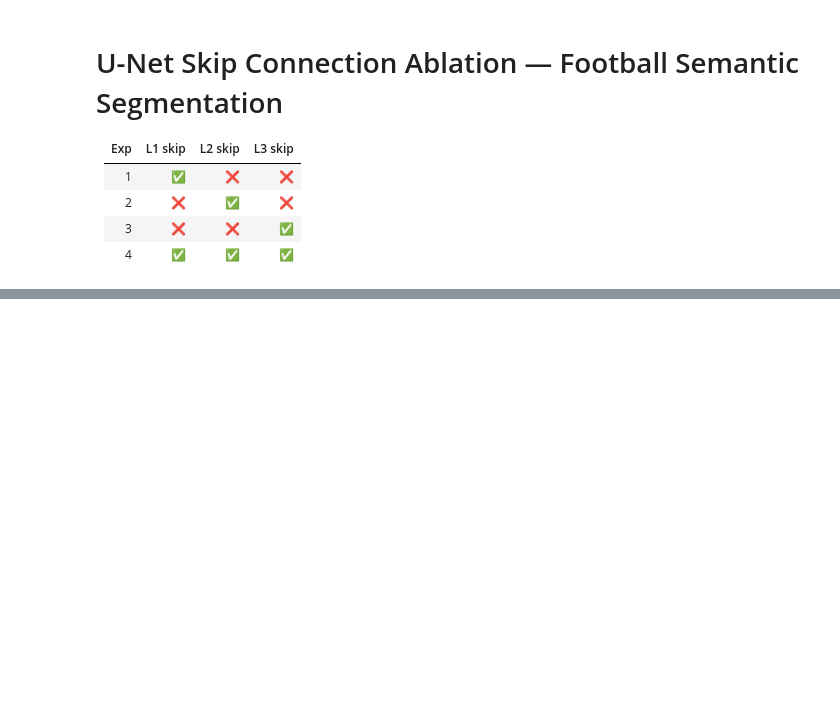
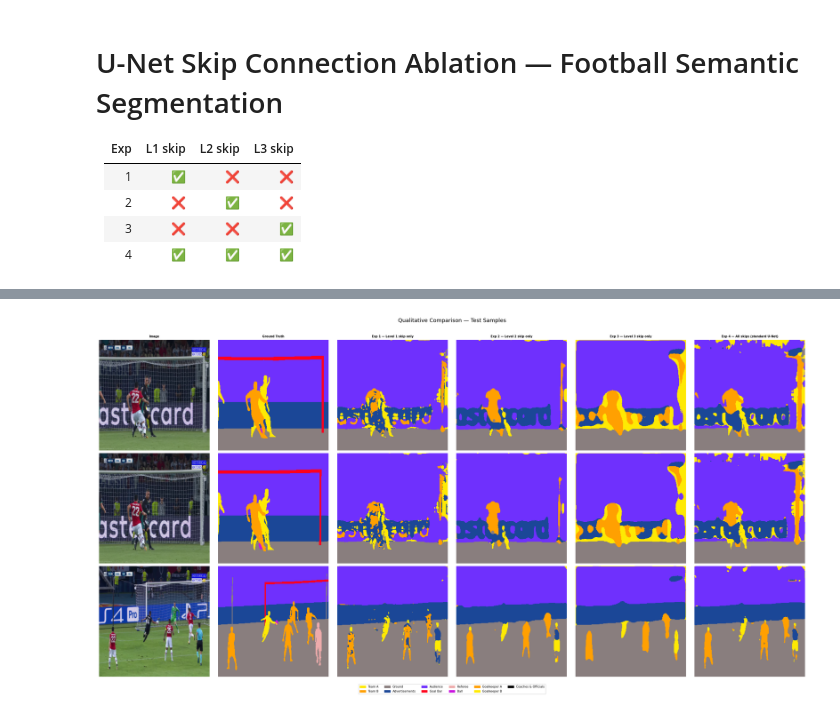
Before and after one commit to mohammedrefai20/Computer-Vision-Course, a Jupyter notebook: lab 2/unet_football.ipynb, the cells around one changed output, grey strips where cells are left out. Cells and saved outputs as stored; diff of their text form; code cells hidden in the pictures; blank space fills up the shorter version.

```diff
--- a/lab 2/unet_football.ipynb
+++ b/lab 2/unet_football.ipynb
@@ -325,7 +407,7 @@ def run_experiment(name, skip_mask, num_epochs=NUM_EPOCHS):
     model     = UNet(num_classes=NUM_CLASSES, skip_mask=skip_mask).to(DEVICE)
     criterion = CombinedLoss()
     optimizer = Adam(model.parameters(), lr=LR, weight_decay=WEIGHT_DECAY)
-    scheduler = ReduceLROnPlateau(optimizer, mode='max', factor=0.5, patience=5, verbose=True)
+    scheduler = ReduceLROnPlateau(optimizer, mode='max', factor=0.5, patience=5)
     ckpt      = SAVE_DIR / f'{name}_best.pth'
 
     history = {k:[] for k in ['tr_loss','vl_loss','tr_iou','vl_iou','tr_dice','vl_dice']}
@@ -367,0 +479,29 @@ print('\n✅ All experiments done!')
+# %%
+import json
+import numpy as np
+from PIL import Image
+from pathlib import Path
+
+IMAGE_DIR = Path('/kaggle/input/datasets/sadhliroomyprime/football-semantic-segmentation/images')
+DATA_ROOT = IMAGE_DIR.parent
+
+# Load COCO JSON
+json_files = list(DATA_ROOT.rglob('*.json'))
+print('JSON found:', json_files)
+
+with open(json_files[0]) as f:
+    coco = json.load(f)
+
+print('\nCategories:')
+for cat in coco['categories']:
+    print(cat)
+
+# Check unique RGB triplets in fuse mask
+all_jpgs  = sorted(IMAGE_DIR.glob('*.jpg'))
+fuse_path = Path(str(all_jpgs[0]) + '___fuse.png')
+fuse      = np.array(Image.open(fuse_path).convert('RGB'))
+pixels    = fuse.reshape(-1, 3)
+unique_colors = np.unique(pixels, axis=0)
+print(f'\nUnique RGB triplets in fuse mask ({len(unique_colors)} total):')
+for c in unique_colors:
+    print(list(c))
@@ -424,31 +629,34 @@ plt.show()
 # %%
 # ── Qualitative comparison ────────────────────────────────────────────────────
 @torch.no_grad()
 def predict(model, img_tensor):
     model.eval()
     return model(img_tensor.unsqueeze(0).to(DEVICE)).argmax(dim=1)[0].cpu().numpy()
 
 test_imgs, test_masks = next(iter(test_loader))
 n_show = min(3, test_imgs.size(0))
 n_cols  = 2 + len(EXPERIMENTS)
 
 fig, axes = plt.subplots(n_show, n_cols, figsize=(4*n_cols, 4*n_show))
 col_titles = ['Image','Ground Truth'] + [LABELS[n] for n,_ in EXPERIMENTS]
 for j,t in enumerate(col_titles): axes[0,j].set_title(t, fontsize=7, fontweight='bold')
 
 for i in range(n_show):
     axes[i,0].imshow(denorm(test_imgs[i])); axes[i,0].axis('off')
     axes[i,1].imshow(colorise(test_masks[i].numpy())); axes[i,1].axis('off')
     for j,(name,_) in enumerate(EXPERIMENTS):
         pred = predict(all_models[name], test_imgs[i])
         axes[i,j+2].imshow(colorise(pred)); axes[i,j+2].axis('off')
 
-patches = [mpatches.Patch(color=[c/255 for c in PALETTE[k]], label=CLASS_NAMES[k]) for k in range(NUM_CLASSES)]
+patches = [mpatches.Patch(color=[c/255 for c in color], label=CLASS_NAMES[idx])
+           for color, idx in COLOR_TO_CLASS.items()]
 fig.legend(handles=patches, loc='lower center', ncol=6, fontsize=7, bbox_to_anchor=(0.5,-0.04))
 plt.suptitle('Qualitative Comparison — Test Samples', fontsize=13, y=1.01)
 plt.tight_layout()
 plt.savefig('/kaggle/working/qualitative.png', dpi=130, bbox_inches='tight')
 plt.show()
+# %% [output]
+[figure, added]
 # %%
 # ── Final summary ─────────────────────────────────────────────────────────────
 print('\n' + '='*58)
```
Also changed, not shown: parts of 20 cells of this notebook.
